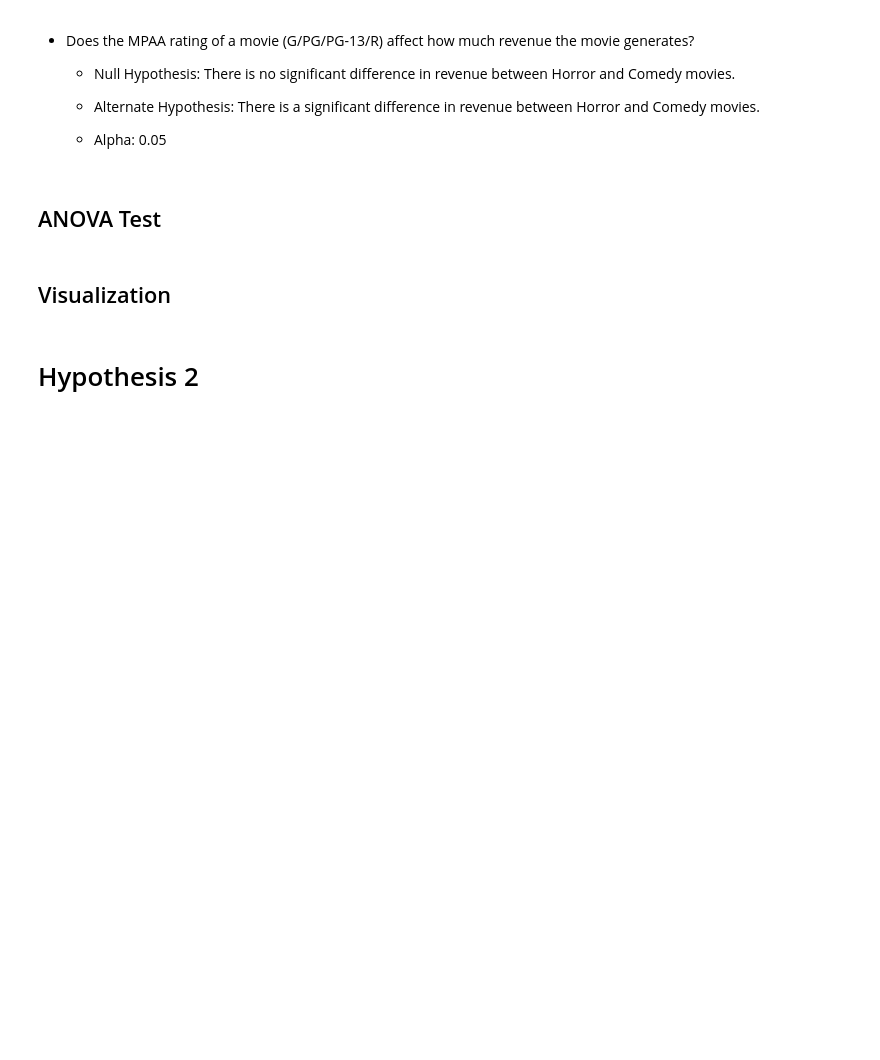
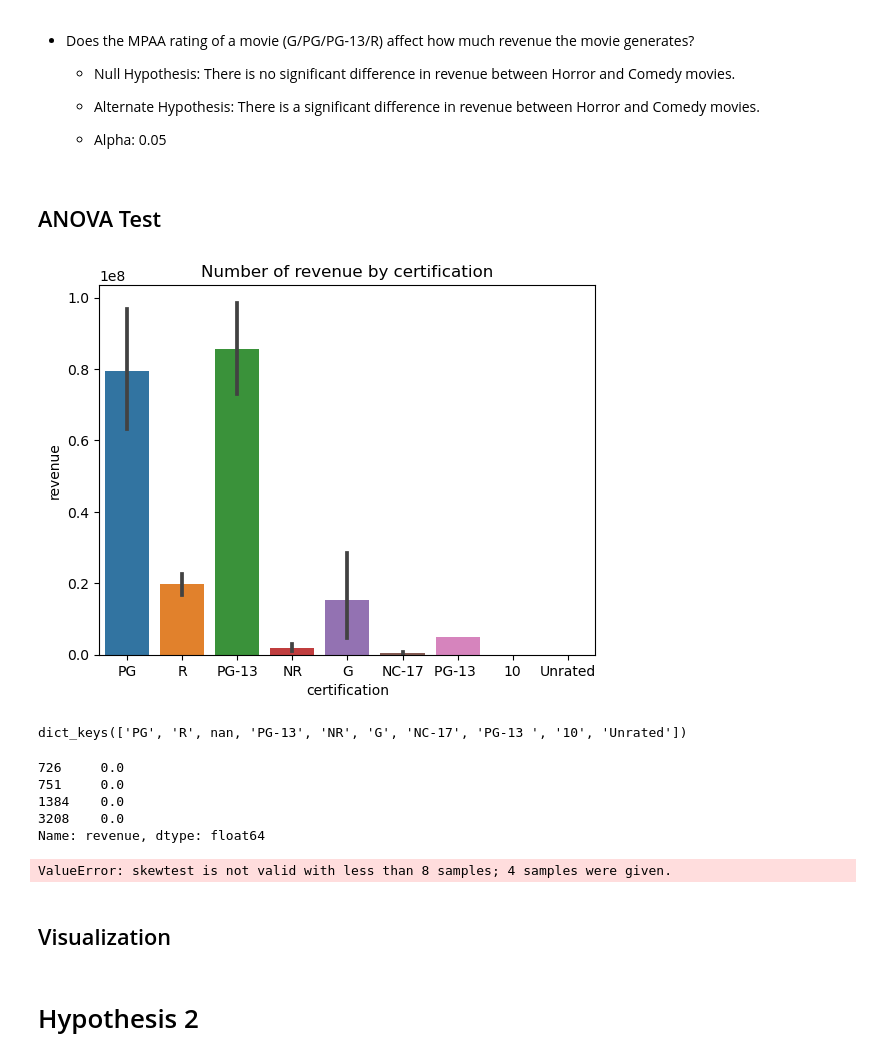
Before and after one commit to CaillahR/Project-3-Part-1, a Jupyter notebook: Part 4.ipynb, the cells around one changed output. Cells and saved outputs as stored; diff of their text form; code cells hidden in the pictures; blank space fills up the shorter version.

```diff
--- a/Part 4.ipynb
+++ b/Part 4.ipynb
@@ -225,3 +221,2 @@ memory usage: 5.0+ MB
 # %%
-#df_combined.to_csv("Data/tmdb_results_combined_years.csv.gz",compression='gzip',index= 1)
-tmdb = (tmdb["startYear"] >= 2012) & (tmdb["startYear"] <= 2022)
+tmdb.to_csv("Data/tmdb_results_combined_years.csv.gz",compression='gzip',index= 1)
@@ -240,3 +250,3 @@ tmdb_data["imdb_id"].duplicated().value_counts()
-# %%
-tmdb_data["imdb_id"] = tmdb_data["imdb_id"].drop_duplicates()
-tmdb_data["imdb_id"].duplicated().value_counts()
+# %%
+tmdb_data.drop_duplicates(subset=['imdb_id'], inplace = True)
+tmdb_data.duplicated().sum()
@@ -247,0 +266,4 @@ tmdb_data["imdb_id"].isna().value_counts()
+# %%
+print(tmdb_data.info())
+tmdb_data.drop(index = 0, inplace = True)
+print(tmdb_data.info())
@@ -287,5 +362,7 @@ pd.read_sql(q, engine)
 ## ANOVA Test
 # %%
 #Visualizing revenue by certification
-ax = sns.countplot(data=tmdb, x='certification',hue='revenue',)
-ax.set_title("Number of Survivors by Sex");
+ax = sns.barplot(data=tmdb_data, y = "revenue",x='certification')
+ax.set_title("Number of revenue by certification");
+# %% [output]
+[figure, added]
@@ -296,3 +369,38 @@ table
+# %%
+## Create groups dictionary. There are only 3 groups, but this is even more helpful when there are many groups
+groups = {}
+## Loop through all unique categories
+for i in tmdb_data['certification'].unique():
+    ## Get series for group and rename
+    data = tmdb_data.loc[tmdb_data['certification']==i,'revenue'].copy()
+
+    # save into the dictionary
+    groups[i] = data
+groups.keys()
+# %% [output]
+dict_keys(['PG', 'R', nan, 'PG-13', 'NR', 'G', 'NC-17', 'PG-13 ', '10', 'Unrated'])
+# %%
+data
+# %% [output]
+726     0.0
+751     0.0
+1384    0.0
+3208    0.0
+Name: revenue, dtype: float64
+# %%
+## Running normal test on each group and confirming there are >20 in each group
+norm_results = {}
+for i, tmdb_data in groups.items():
+    stat, p = stats.normaltest(data)
+    ## save the p val, test statistic, and the size of the group
+    norm_results[i] = {'n': len(data),
+                             'p':p,
+                             'test stat':stat,}
+## convert to a dataframe
+norm_results_df = pd.DataFrame(norm_results).T
+norm_results_df
+# %% [output]
+ValueError: skewtest is not valid with less than 8 samples; 4 samples were given.
 # %% [markdown]
 ## Visualization
 # %% [markdown]
```
Also changed, not shown: parts of 16 cells of this notebook.
